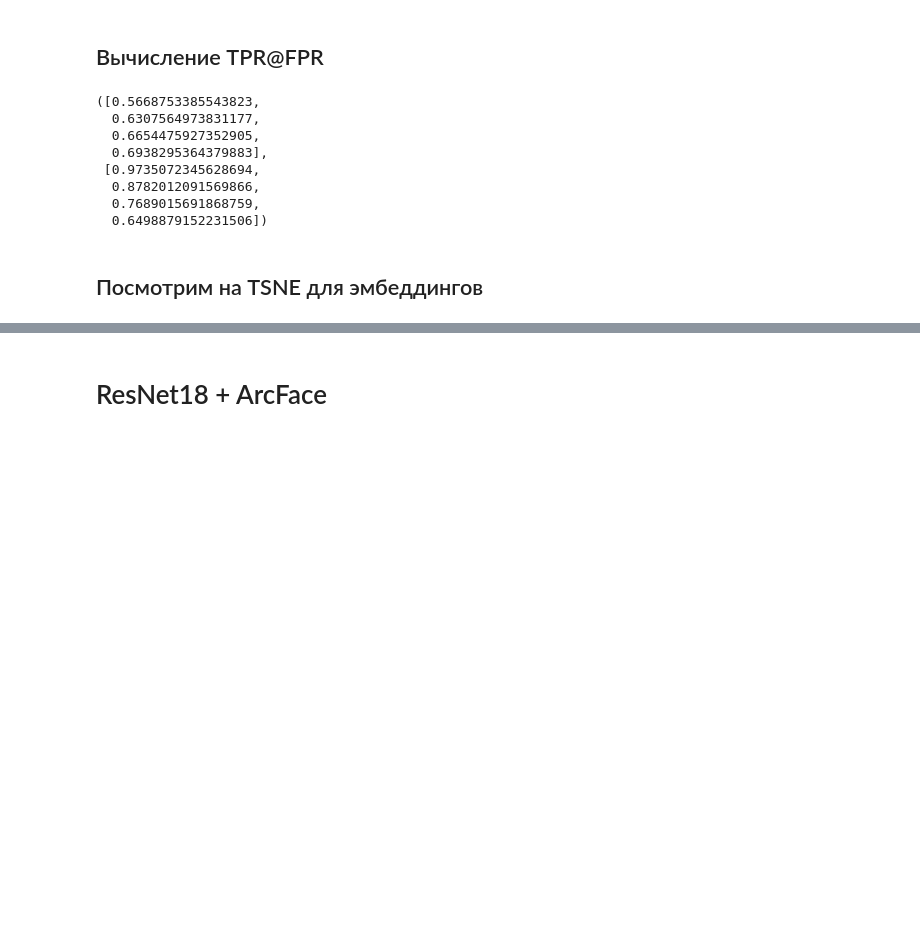
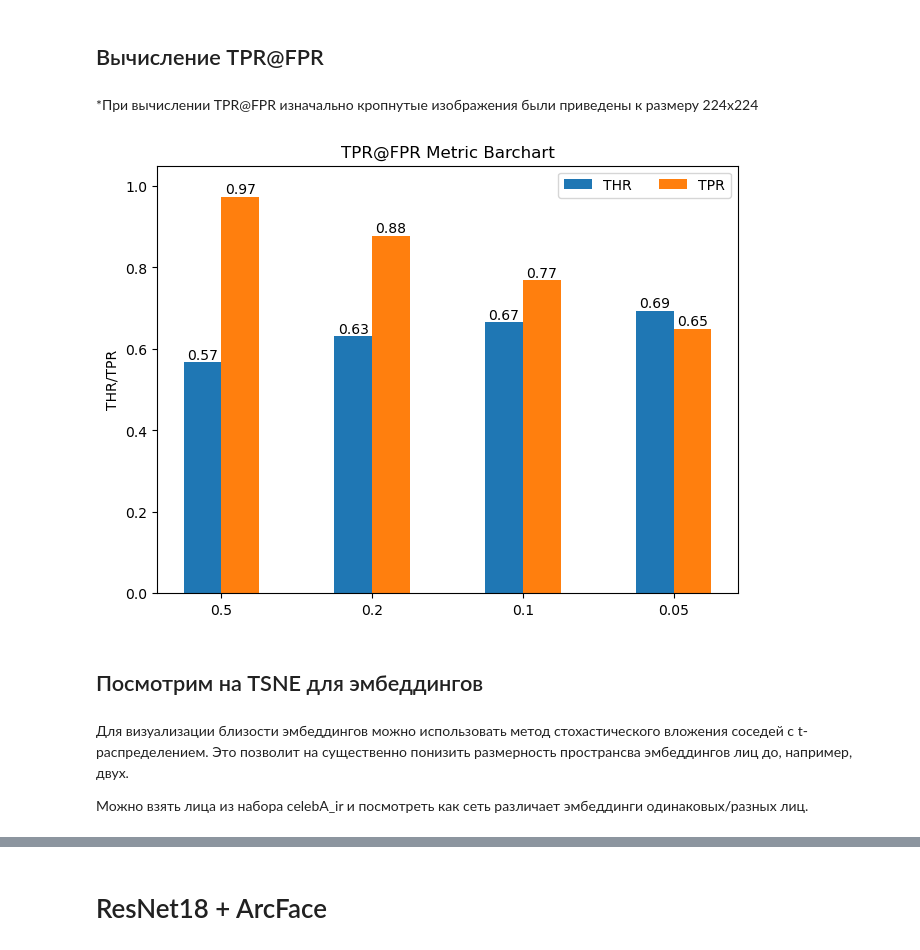
Before and after one commit to mikheevshow/Face-Recognition-Pipeline, a Jupyter notebook: train-face-recognition-final.ipynb, the cells around one changed output, grey strips where cells are left out. Cells and saved outputs as stored; diff of their text form; code cells hidden in the pictures; blank space fills up the shorter version.

```diff
--- a/train-face-recognition-final.ipynb
+++ b/train-face-recognition-final.ipynb
@@ -120,22 +152,56 @@ history = train(
 # %% [markdown]
 ## Вычисление TPR@FPR
+# %% [markdown]
+ *При вычислении TPR@FPR изначально кропнутые изображения были приведены к размеру 224x224
 # %%
 thr = []
 tpr = []
 for fpr in [0.5, 0.2, 0.1, 0.05]:
     x, y = compute_ir(model, fpr=fpr)
-    test_thr.append(x)
-    test_tpr.append(y)
+    thr.append(x)
+    tpr.append(y)
 # %%
-test_thr, test_tpr
+thr, tpr
-# %% [output]
-([0.5668753385543823,
-  0.6307564973831177,
-  0.6654475927352905,
-  0.6938295364379883],
- [0.9735072345628694,
-  0.8782012091569866,
-  0.7689015691868759,
-  0.6498879152231506])
+# %%
+# Значения выше будут такими же, часто перезагружал ноут, чтобы не считать заново
+
+fpr = [0.5, 0.2, 0.1, 0.05]
+
+thr = [0.5668753385543823,
+       0.6307564973831177,
+       0.6654475927352905,
+       0.6938295364379883]
+tpr = [0.9735072345628694,
+       0.8782012091569866,
+       0.7689015691868759,
+       0.6498879152231506]
+# %%
+def draw_tpr_fpr_barchart(fpr, thr, tpr):
+    x = np.arange(len(fpr))
+    width = 0.25
+
+    fig, ax = plt.subplots(layout='constrained')
+
+    bars = ax.bar(x + width  * 1/2, thr, width, label='THR')
+    ax.bar_label(bars, fmt='{:,.2f}')
+
+    bars= ax.bar(x + width * 3/2, tpr, width, label='TPR')
+    ax.bar_label(bars, fmt='{:,.2f}')
+
+    ax.set_title('TPR@FPR Metric Barchart')
+    ax.set_ylabel('THR/TPR')
+    ax.set_xticks(x + width, fpr)
+    ax.legend(loc='upper right', ncols=3)
+    ax.set_ylim(0, 1.05)
+
+    plt.show()
+# %%
+draw_tpr_fpr_barchart(fpr, thr, tpr)
+# %% [output]
+[figure, added]
 # %% [markdown]
 ## Посмотрим на TSNE для эмбеддингов
+# %% [markdown]
+Для визуализации близости эмбеддингов можно использовать метод стохастического вложения соседей с t-распределением. Это позволит на существенно понизить размерность пространсва эмбеддингов лиц до, например, двух.
+
+Можно взять лица из набора celebA_ir и посмотреть как сеть различает эмбеддинги одинаковых/разных лиц.
```
Also changed, not shown: parts of 37 cells of this notebook, 8 other files.
